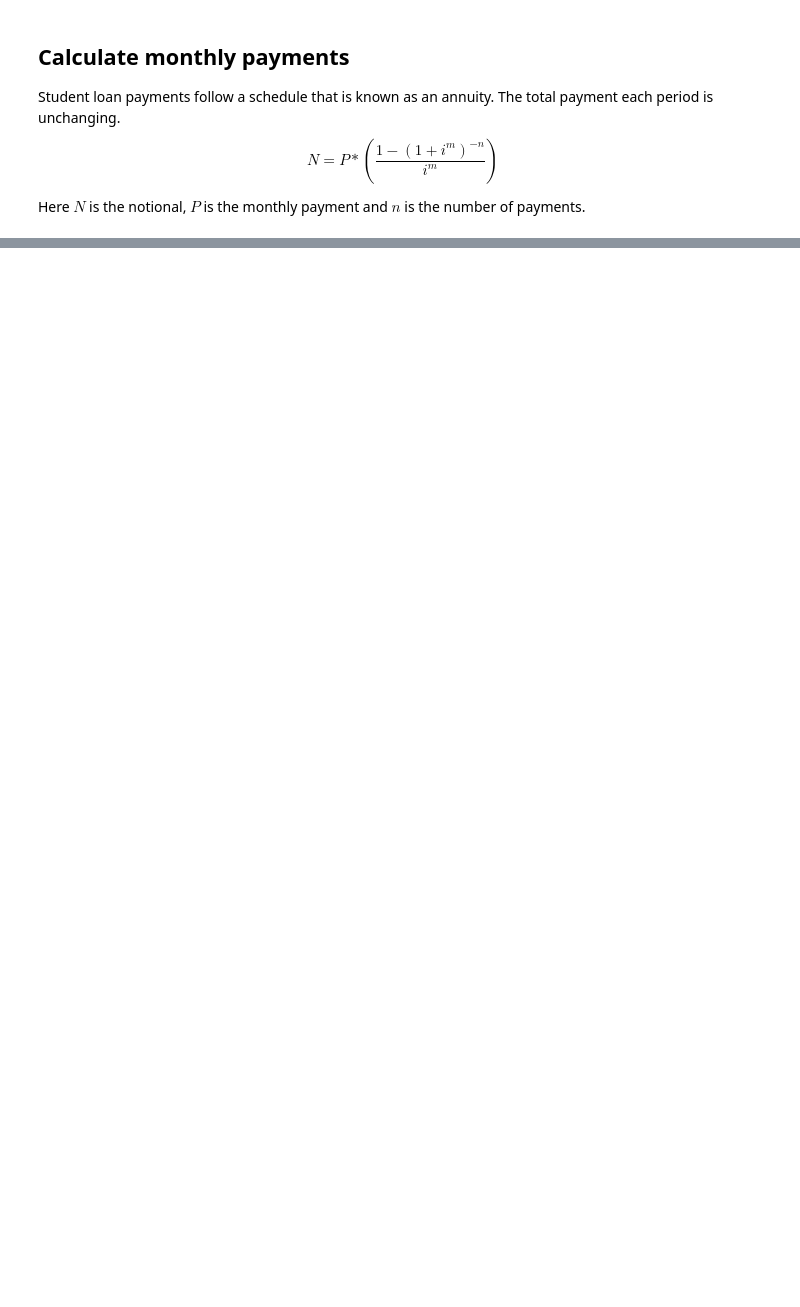
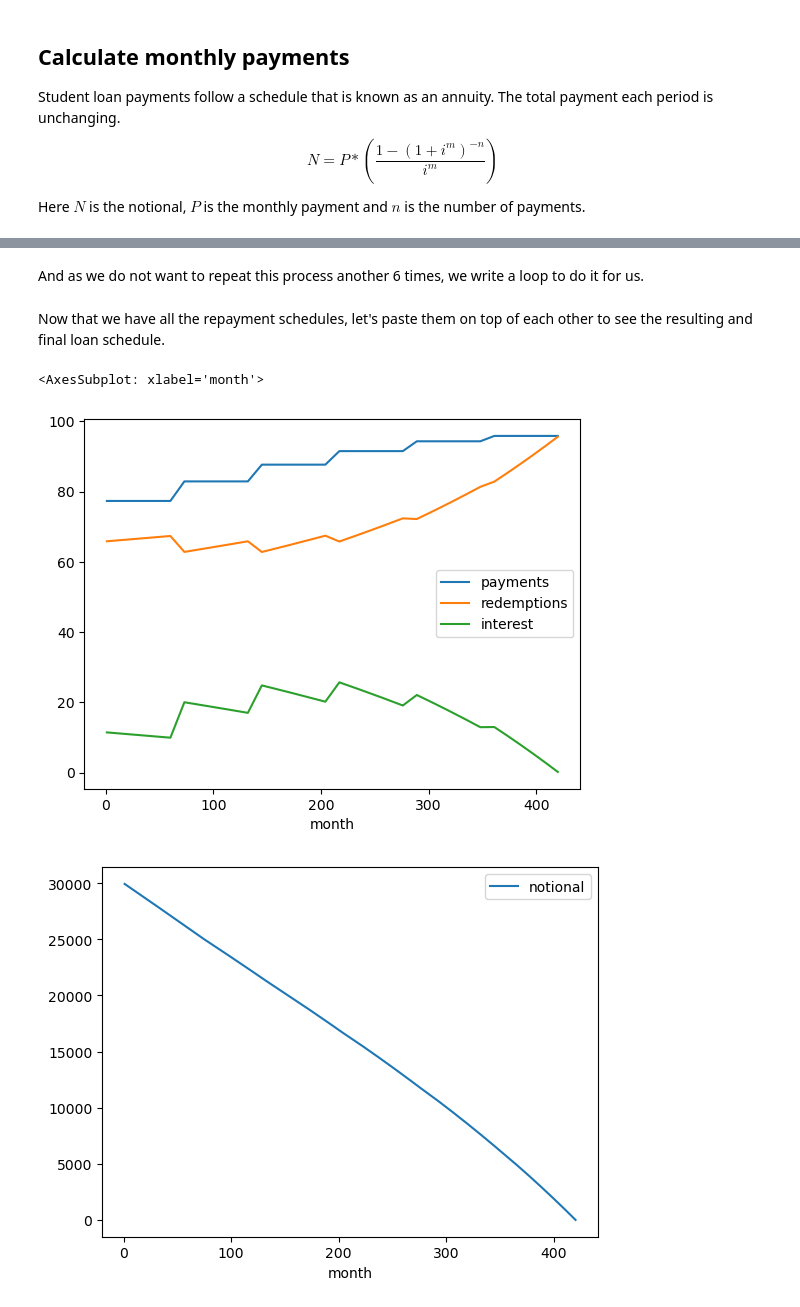
Before and after one commit to houseofbeta/cases, a Jupyter notebook: studentloans/student_loans.ipynb, the cells around one changed output, grey strips where cells are left out. Drawn from its saved outputs; the diff is of its cells as text; code cells hidden in the pictures; blank space fills up the shorter version.

```diff
--- a/studentloans/student_loans.ipynb
+++ b/studentloans/student_loans.ipynb
@@ -50,0 +76,8 @@ df.plot()
+# %%
+def create_loan_schedule(notional, number_of_payments, interest_per_payment_period):
+    repayment = notional / ((1 - pow(1+interest_per_payment_period, -number_of_payments))/interest_per_payment_period)
+    dataframe = pd.DataFrame({'payments': [repayment for t in range(number_of_payments)], 'month': [t+1 for t in range(number_of_payments)]})
+    dataframe['redemptions'] = dataframe['payments'] * pow(1 + interest_per_payment_period, -(number_of_payments - dataframe['month'] + 1))
+    dataframe['interest'] = dataframe['payments'] - dataframe['redemptions']
+    dataframe['notional'] = notional - dataframe['redemptions'].cumsum()
+    return dataframe
@@ -50,0 +94,24 @@ df.plot()
+# %% [markdown]
+And as we do not want to repeat this process another 6 times, we write a loop to do it for us.
+# %%
+loan_schedules = [df]
+
+for period in range(1, 7):
+    previous_schedule = loan_schedules[-1]
+    new_notional = previous_schedule['notional'][5*12]
+    new_monthly_interest = pow(1+annual_interest + 0.005 * period, 1/12)-1
+    new_number_of_payments = (maturity_in_years - 5 * period)*12
+    new_loan_schedule = create_loan_schedule(new_notional, new_number_of_payments, new_monthly_interest)
+    new_loan_schedule['month'] += period * 5 * 12
+    loan_schedules.append(new_loan_schedule)
+# %% [markdown]
+Now that we have all the repayment schedules, let's paste them on top of each other to see the resulting and final loan schedule.
+# %%
+final_loan_schedule = pd.concat([loan_schedules[period].iloc[period*12:(period+5)*12] for period in range(0, 7)])
+# %%
+final_loan_schedule.plot(x='month', y=['payments', 'redemptions', 'interest'], kind='line')
+final_loan_schedule.plot(x='month', y=['notional'], kind='line')
+# %% [output]
+<AxesSubplot: xlabel='month'>
+[figure, added]
+[figure, added]
```
Also changed, not shown: parts of 10 cells of this notebook.
